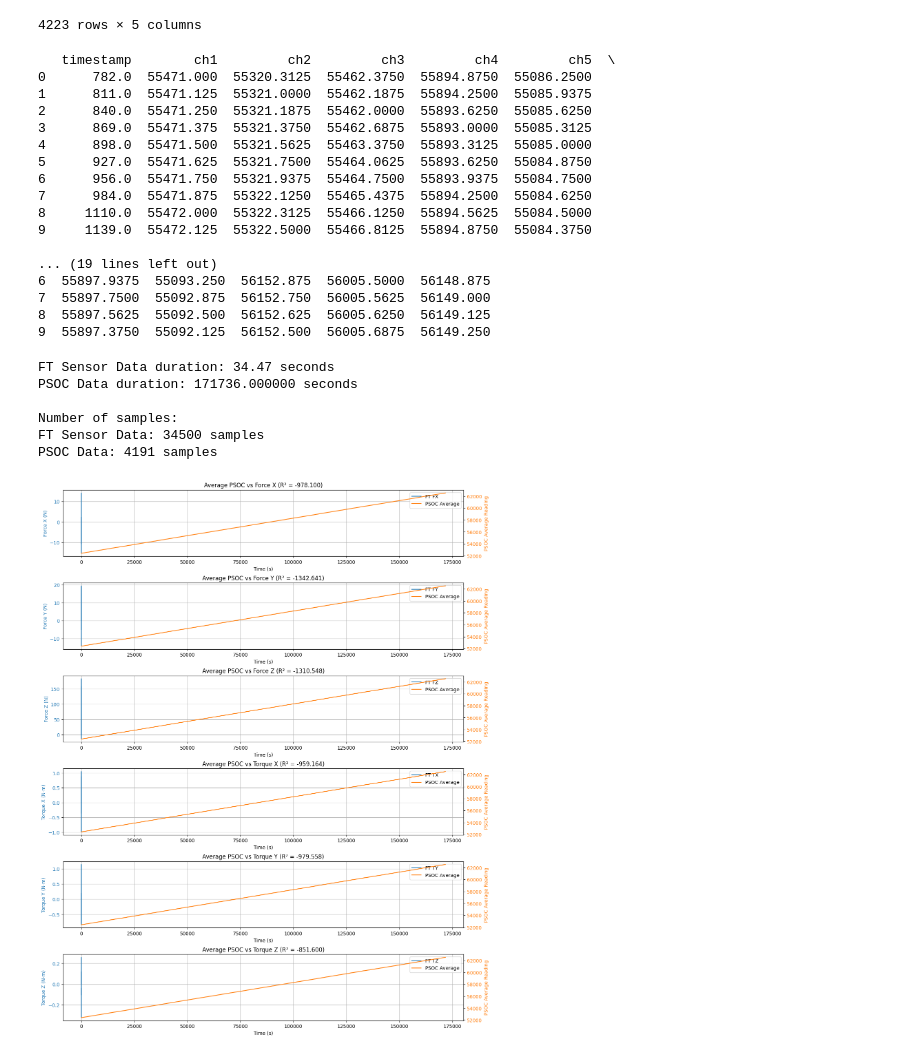
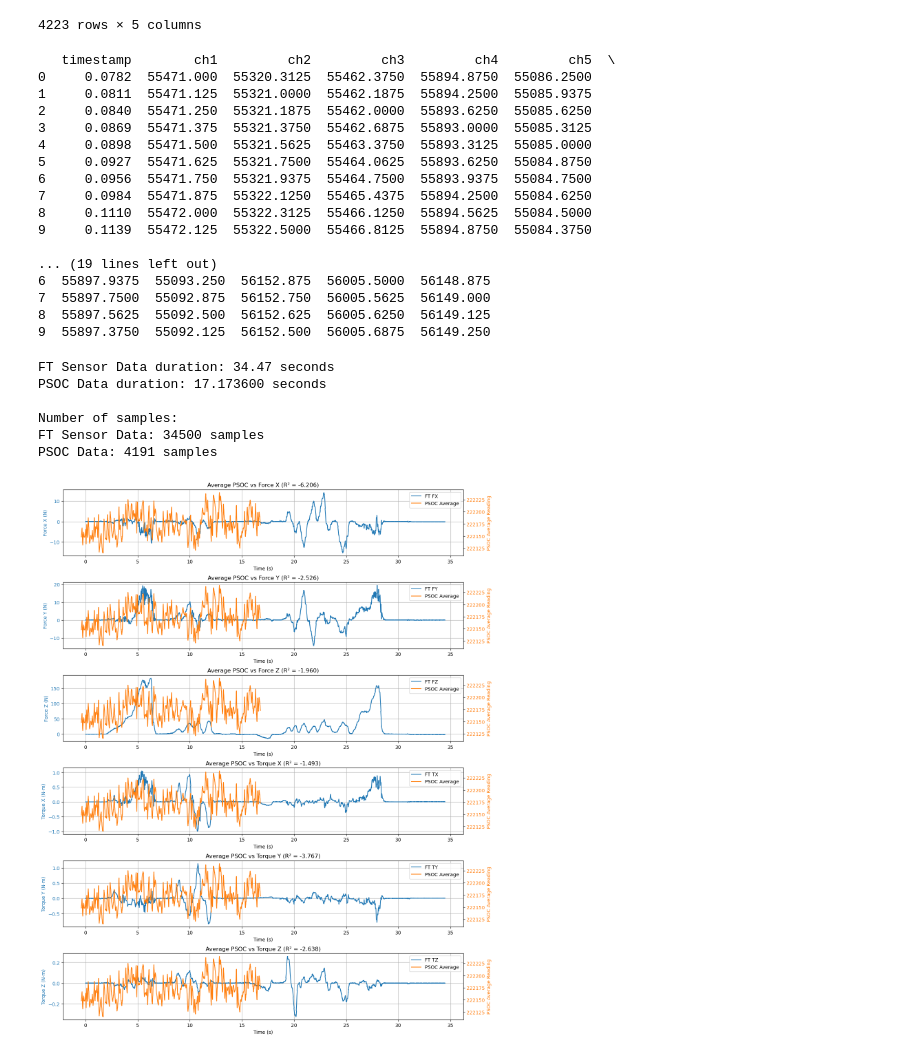
Before and after one commit to ECE382-Team2/ESP_Firmware, a Jupyter notebook: calibration/calibration.ipynb, the cells around one changed output. Cells and saved outputs as stored; diff of their text form; code cells hidden in the pictures.

```diff
--- a/calibration/calibration.ipynb
+++ b/calibration/calibration.ipynb
@@ -65,7 +65,7 @@ psoc_data[col0] = pd.to_numeric(psoc_data[col0], errors='coerce')
 psoc_data.loc[psoc_data[col0] < 0, col0] += 10000
 
 # Accumulate the column in an "accumulation-esque" fashion (running sum)
-psoc_data[col0] = psoc_data[col0].cumsum()
+psoc_data[col0] = psoc_data[col0].cumsum() / 10000 # 10 khz clock
 
 ##### Creating new Super Array #########
 
@@ -121,16 +121,16 @@ psoc_data = df_psoc.copy()
 print(df_psoc.head(10))
 # %% [output]
    timestamp        ch1         ch2         ch3         ch4         ch5  \
-0      782.0  55471.000  55320.3125  55462.3750  55894.8750  55086.2500
-1      811.0  55471.125  55321.0000  55462.1875  55894.2500  55085.9375
-2      840.0  55471.250  55321.1875  55462.0000  55893.6250  55085.6250
-3      869.0  55471.375  55321.3750  55462.6875  55893.0000  55085.3125
-4      898.0  55471.500  55321.5625  55463.3750  55893.3125  55085.0000
-5      927.0  55471.625  55321.7500  55464.0625  55893.6250  55084.8750
-6      956.0  55471.750  55321.9375  55464.7500  55893.9375  55084.7500
-7      984.0  55471.875  55322.1250  55465.4375  55894.2500  55084.6250
-8     1110.0  55472.000  55322.3125  55466.1250  55894.5625  55084.5000
-9     1139.0  55472.125  55322.5000  55466.8125  55894.8750  55084.3750
+0     0.0782  55471.000  55320.3125  55462.3750  55894.8750  55086.2500
+1     0.0811  55471.125  55321.0000  55462.1875  55894.2500  55085.9375
+2     0.0840  55471.250  55321.1875  55462.0000  55893.6250  55085.6250
+3     0.0869  55471.375  55321.3750  55462.6875  55893.0000  55085.3125
+4     0.0898  55471.500  55321.5625  55463.3750  55893.3125  55085.0000
+5     0.0927  55471.625  55321.7500  55464.0625  55893.6250  55084.8750
+6     0.0956  55471.750  55321.9375  55464.7500  55893.9375  55084.7500
+7     0.0984  55471.875  55322.1250  55465.4375  55894.2500  55084.6250
+8     0.1110  55472.000  55322.3125  55466.1250  55894.5625  55084.5000
+9     0.1139  55472.125  55322.5000  55466.8125  55894.8750  55084.3750
 
 ... (19 lines left out)
 6  55897.9375  55093.250  56152.875  56005.5000  56148.875
@@ -152,8 +152,7 @@ psoc_data['timestamp'] = (psoc_data['timestamp'] - psoc_start_time) - 0.400  # A
 # %%
 # Negate all force and torque measurements from FT sensor
 force_torque_columns = ['fx', 'fy', 'fz', 'tx', 'ty', 'tz']
-for col in force_torque_columns:
-    ft_sensor_data[col] = -ft_sensor_data[col]
+ft_sensor_data[force_torque_columns] = -ft_sensor_data[force_torque_columns]
 # %%
 # Calculate durations
 ft_duration = ft_sensor_data['timestamp'].iloc[-1] - ft_sensor_data['timestamp'].iloc[0]
@@ -168,14 +167,14 @@ print(f"FT Sensor Data: {len(ft_sensor_data)} samples")
 print(f"PSOC Data: {len(psoc_data)} samples")
 # %% [output]
 FT Sensor Data duration: 34.47 seconds
-PSOC Data duration: 171736.000000 seconds
+PSOC Data duration: 17.173600 seconds
 
 Number of samples:
 FT Sensor Data: 34500 samples
 PSOC Data: 4191 samples
 # %%
 # Calculate average of c1normal through c4normal
-psoc_data['avg_normal'] = psoc_data['ch1']
+avg_normal = psoc_data['ch1'] + psoc_data['ch2'] +psoc_data['ch3'] + psoc_data['ch4']
 
 # Function to calculate R-squared
 def calculate_r2(y_true, y_pred):
@@ -209,35 +208,35 @@ for idx, (title, ft_col, ylabel) in enumerate(plot_data):
                      color='tab:blue', label=f'FT {ft_col.upper()}')
     ax1.tick_params(axis='y', labelcolor='tab:blue')
 
     # Create second y-axis and plot PSOC data
     ax2 = ax1.twinx()
     ax2.set_ylabel('PSOC Average Reading', color='tab:orange')
 
-    line2 = ax2.plot(psoc_data['timestamp'], psoc_data['avg_normal'],
+    line2 = ax2.plot(psoc_data['timestamp'], avg_normal,
                      color='tab:orange', label='PSOC Average')
     ax2.tick_params(axis='y', labelcolor='tab:orange')
 
     # Calculate R-squared
     # First interpolate FT sensor data to match PSOC timestamps
     ft_interp = np.interp(psoc_data['timestamp'],
                          ft_sensor_data['timestamp'],
                          ft_sensor_data[ft_col])
 
     # Scale both signals to 0-1 range for fair R-squared comparison
     ft_scaled = (ft_interp - ft_interp.min()) / (ft_interp.max() - ft_interp.min())
-    psoc_scaled = (psoc_data['avg_normal'] - psoc_data['avg_normal'].min()) / \
-                 (psoc_data['avg_normal'].max() - psoc_data['avg_normal'].min())
+    psoc_scaled = (avg_normal - avg_normal.min()) / \
+                 (avg_normal.max() - avg_normal.min())
 
     r2 = calculate_r2(ft_scaled, psoc_scaled)
 
     # Add title with R-squared and combine legends
     ax1.set_title(f"{title} (R² = {r2:.3f})")
     lines = line1 + line2
     labels = [l.get_label() for l in lines]
     ax1.grid(True)
     ax1.legend(lines, labels, loc='upper right')
 
 plt.tight_layout()  # Adjust layout to prevent label overlap
 # %% [output]
-[figure, old version]
+[figure, new version]
 # %%
```
Also changed, not shown: parts of 5 cells of this notebook, 3 other files.
